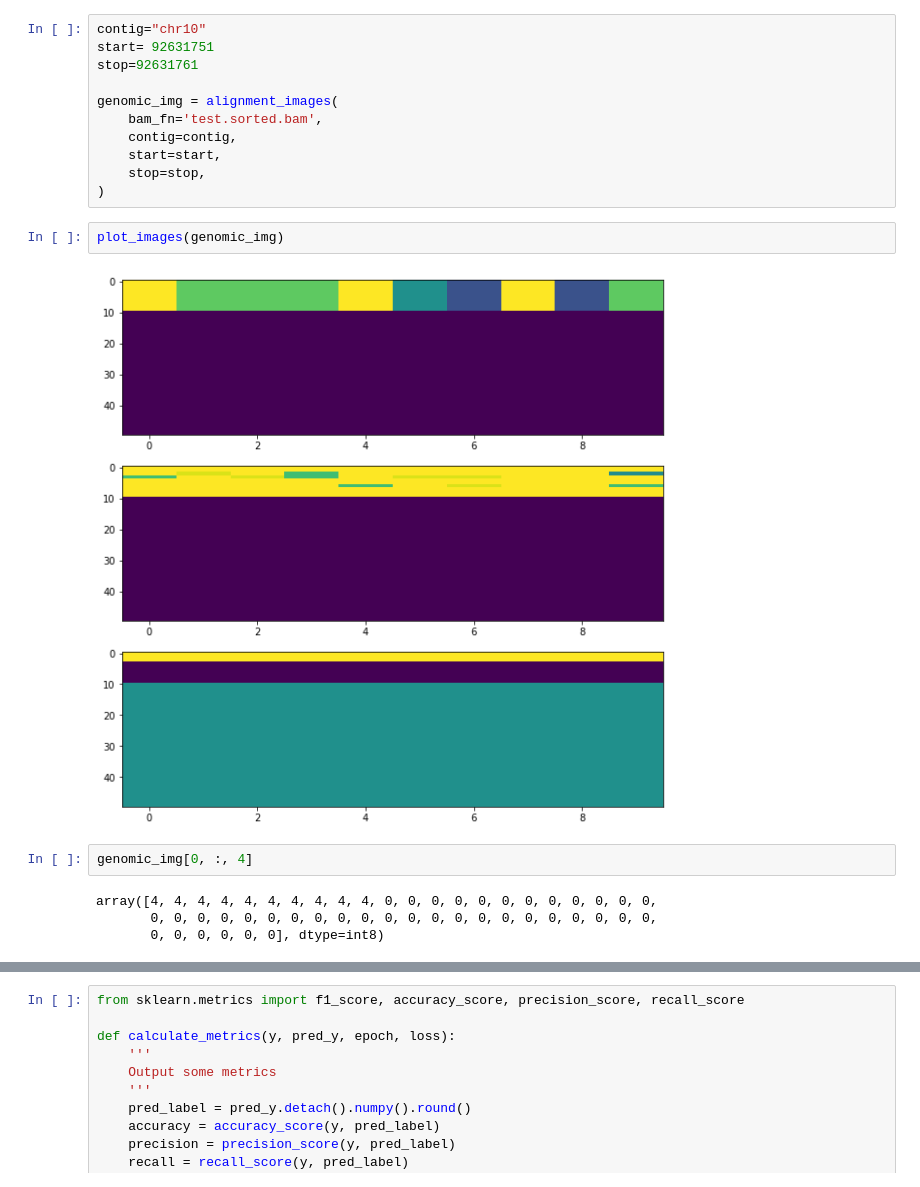
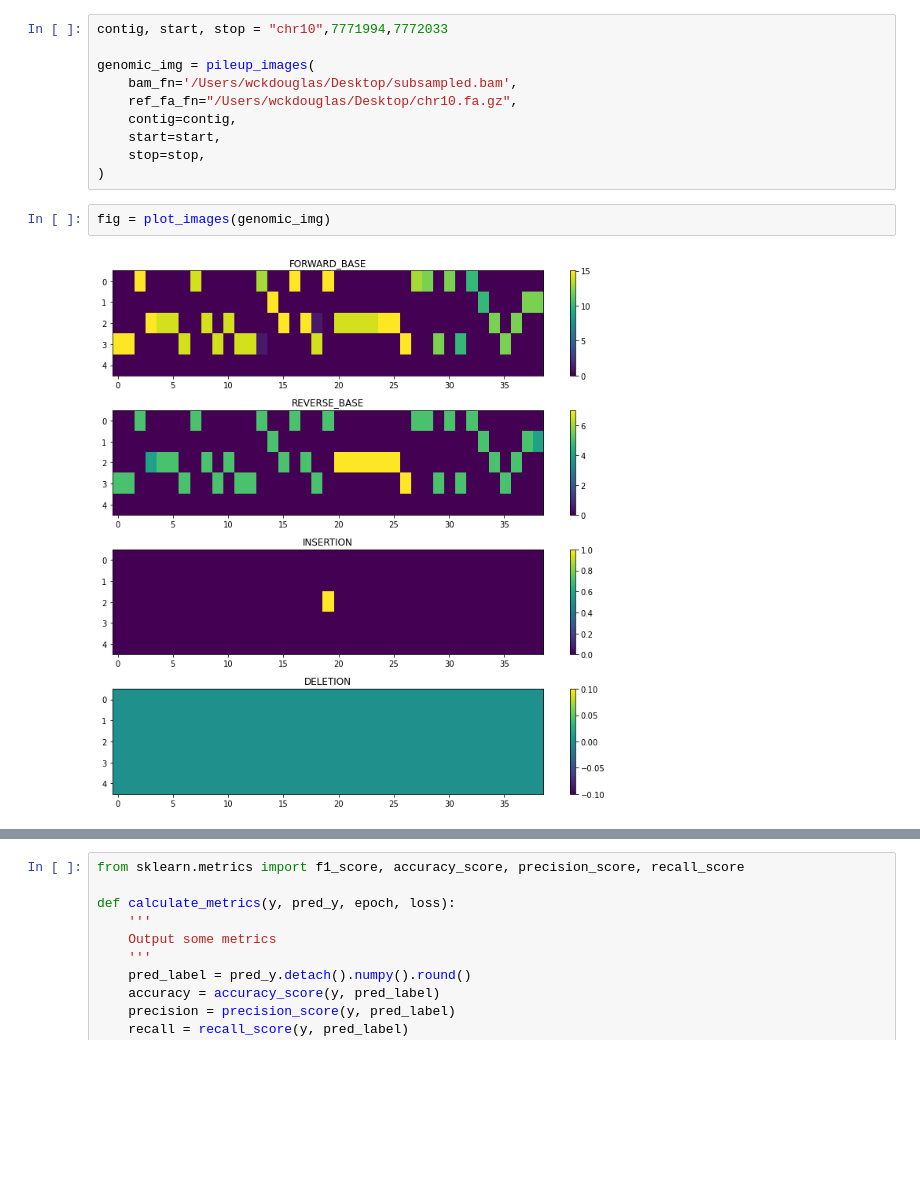
Before and after one commit to wckdouglas/Aln-img, a Jupyter notebook: example.ipynb, the cells around one changed output, grey strips where cells are left out. Cells and saved outputs as stored; diff of their text form; blank space fills up the shorter version.

```diff
--- a/example.ipynb
+++ b/example.ipynb
@@ -12,24 +15,17 @@ LOG = logging.getLogger("Train")
 # %%
-contig="chr10"
-start= 92631751
-stop=92631761
+contig, start, stop = "chr10",7771994,7772033
 
-genomic_img = alignment_images(
-    bam_fn='test.sorted.bam',
+genomic_img = pileup_images(
+    bam_fn='/Users/wckdouglas/Desktop/subsampled.bam',
+    ref_fa_fn="/Users/wckdouglas/Desktop/chr10.fa.gz",
     contig=contig,
     start=start,
     stop=stop,
 )
 # %%
-plot_images(genomic_img)
+fig = plot_images(genomic_img)
 # %% [output]
-[figure, old version]
+[figure, new version]
-# %%
-genomic_img[0, :, 4]
-# %% [output]
-array([4, 4, 4, 4, 4, 4, 4, 4, 4, 4, 0, 0, 0, 0, 0, 0, 0, 0, 0, 0, 0, 0,
-       0, 0, 0, 0, 0, 0, 0, 0, 0, 0, 0, 0, 0, 0, 0, 0, 0, 0, 0, 0, 0, 0,
-       0, 0, 0, 0, 0, 0], dtype=int8)
 # %%
 data_set = []
 ys = []
```
Also changed, not shown: parts of 13 cells of this notebook, 1 other file.
